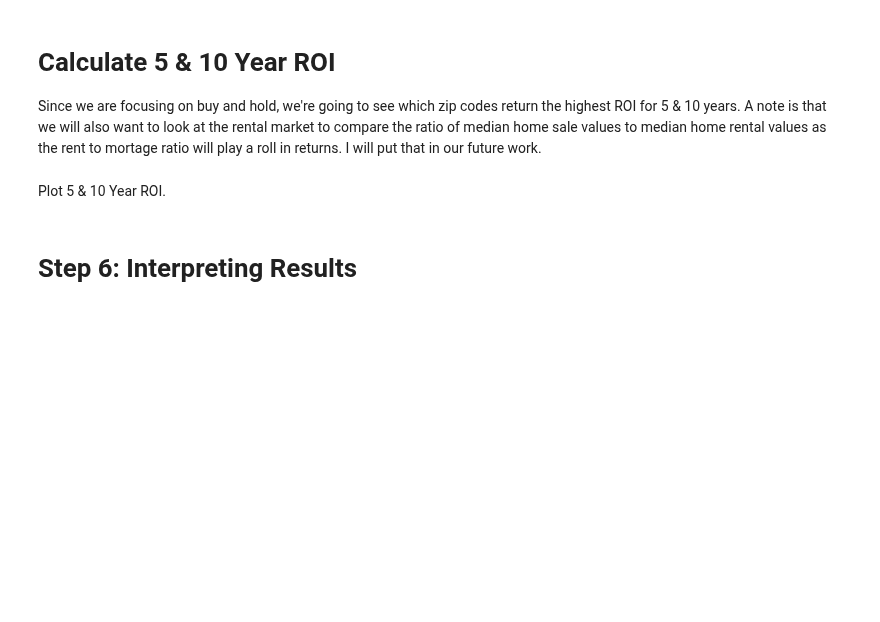
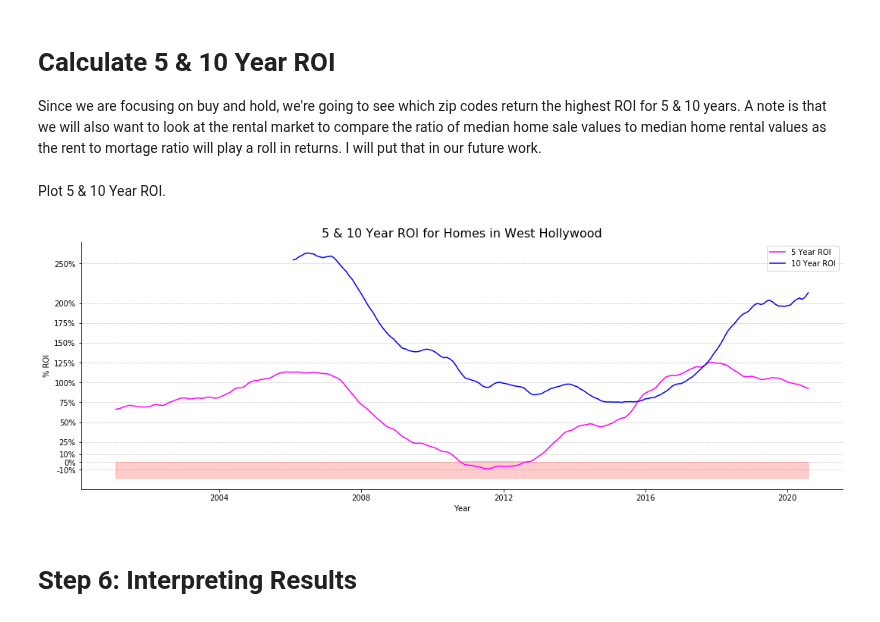
Before and after one commit to JessicaFB/Apple-vs-Android-Twitter-NLP, a Jupyter notebook: starter_notebook.ipynb, the cells around one changed output. Saved outputs shown, nothing was run; the diff lists cells and outputs as text; code cells hidden in the pictures; blank space fills up the shorter version.

Commit message:
Ran 5 and 10 year ROI time series plot.

```diff
--- a/starter_notebook.ipynb
+++ b/starter_notebook.ipynb
@@ -318,18 +388,20 @@ Plot 5 & 10 Year ROI.
 # %%
 # create visualization of  time series:
 plt.figure(figsize=(18,6))
 ax = plt.subplot(111)
 ax.spines["top"].set_visible(False)
 ax.spines["right"].set_visible(False)
-ax.plot(weho_roi_5yr), label='5 Year ROI', color='magenta')
-ax.plot(weho_roi_10yr), label='10 Year ROI', color='blue')
+ax.plot(weho_roi_5yr, label='5 Year ROI', color='magenta')
+ax.plot(weho_roi_10yr, label='10 Year ROI', color='blue')
 ax.fill_between(weho_roi_5yr.index, weho_roi_5yr.value < 0, - 20, color='red', alpha=.2)
 plt.title('5 & 10 Year ROI for Homes in West Hollywood', fontsize=16)
 ax.set_ylabel('% ROI')
 ax.set_xlabel('Year')
 plt.yticks([-10,0,10,25,50,75,100,125,150,175,200, 250], [str(x) + "%" for x in [-10,0,10,25,50,75,100,125,150,175,200, 250]], fontsize=10)
 ax.grid(which='major', axis='y', linestyle= "--", lw=0.5, color="black", alpha=0.3)
 ax.legend()
 plt.show();
+# %% [output]
+[figure, added]
 # %% [markdown]
 # Step 6: Interpreting Results
```
Also changed, not shown: parts of 12 cells of this notebook.
